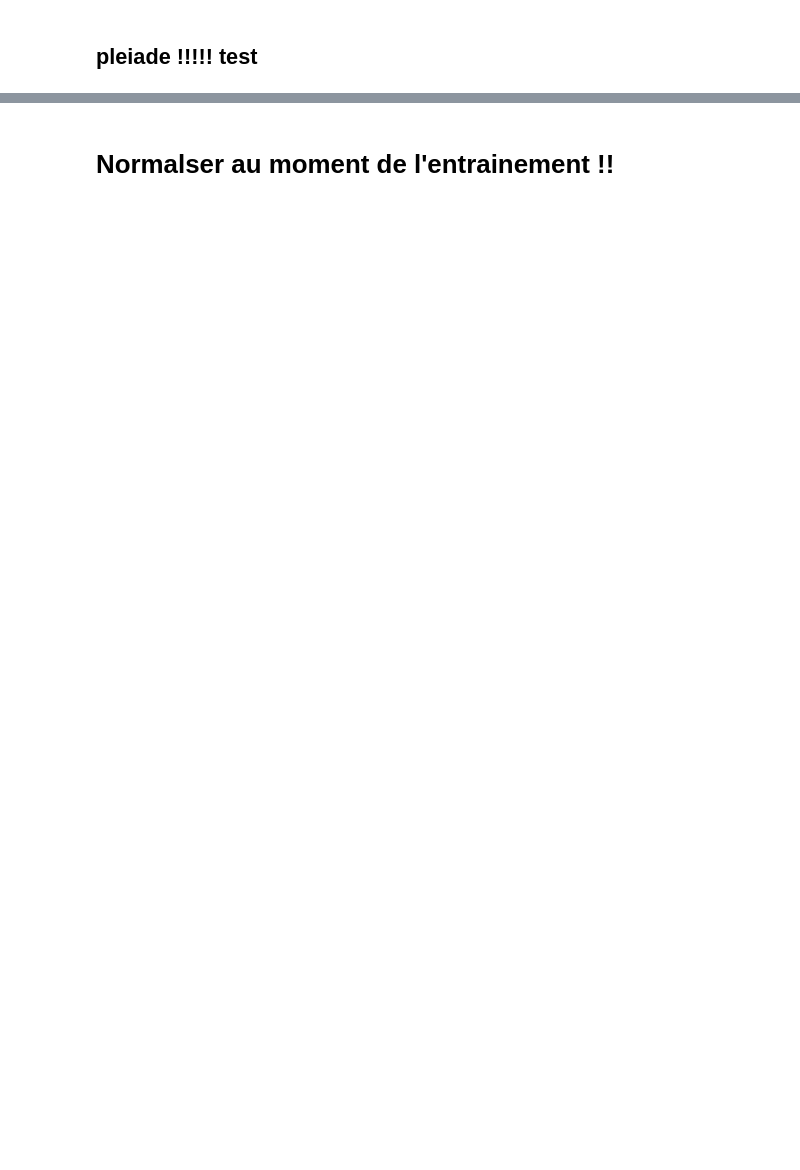
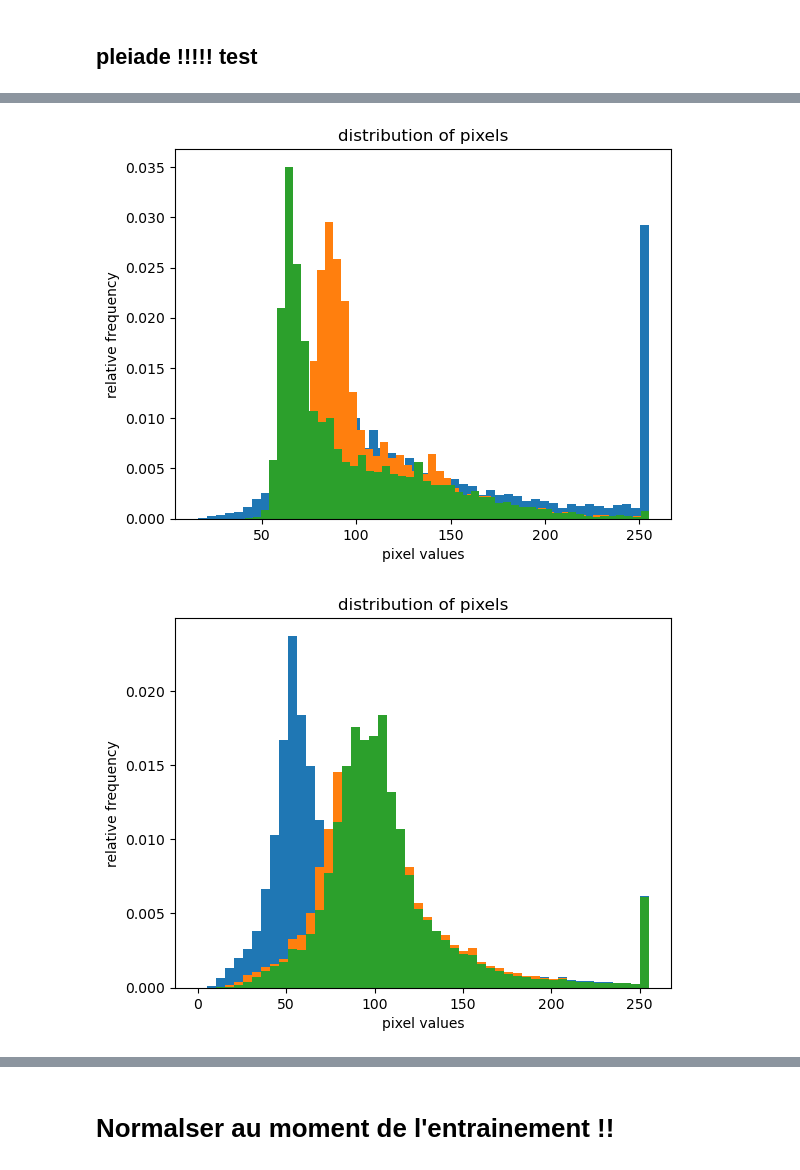
Before and after one commit to InseeFrLab/detection-habitat-spontane, a Jupyter notebook: notebooks/used_labelled_data.ipynb, the cells around one changed output, grey strips where cells are left out. Saved outputs shown, nothing was run; the diff lists cells and outputs as text; code cells hidden in the pictures; blank space fills up the shorter version.

```diff
--- a/notebooks/used_labelled_data.ipynb
+++ b/notebooks/used_labelled_data.ipynb
@@ -113,6 +133,9 @@ Polygones associés au bati
             idx = idx.tolist()
 
         with Image.open(self.image_paths[idx]) as img :
+
+            img_pour_mean = torch.tensor(np.array(img,dtype = float), dtype =torch.float).permute(2,0,1)
+            mean, std = img_pour_mean.mean([1,2]), img_pour_mean.std([1,2]) # moyenne sur toutes l'image avant patch sinon on a des cas dégénérés
 
             width, height = img.size
 
@@ -131,13 +154,22 @@ Polygones associés au bati
             img = img.convert("RGB")
             img_pil = img
 
+
+
         with Image.open(self.mask_paths[idx]) as masque :
             masque = masque.crop((left,top,right,bottom))
             masque = np.array(masque)
 
 
         masque = torch.tensor(masque,dtype = torch.long)
+
         img = torch.tensor(np.array(img,dtype = float), dtype =torch.float).permute(2,0,1)
+
+        #if any(std == 0):
+         #   mean = [0,0,0]
+          #  std = [1,1,1]
+
+        img = transforms.Normalize(mean, std)(img)
 
         ID = str(self.image_paths[idx])
 
@@ -146,8 +178,5 @@ Polygones associés au bati
     def __len__(self):
         return len(self.mask_paths)
 # %%
-all_dataset = CustomDataset(train_images_paths,train_masks_paths)
-one_element = next(iter(all_dataset))
-
-one_element["image"].shape
-#torch.max(one_element["masque"])
+train_dataset = CustomDataset(train_images_paths,train_masks_paths)
+valid_dataset = CustomDataset(valid_images_paths,valid_masks_paths)
@@ -375,0 +394,21 @@ TypeError: mean() received an invalid combination of arguments - got (Image, kee
+# %%
+plt.hist(np.array(img_init2)[:,:,0].ravel(),bins = 50, density = True)
+plt.hist(np.array(img_init)[:,:,1].ravel(),bins = 50, density = True)
+plt.hist(np.array(img_init)[:,:,2].ravel(),bins = 50, density = True)
+plt.xlabel("pixel values")
+plt.ylabel("relative frequency")
+plt.title("distribution of pixels")
+
+plt.show()
+
+plt.hist(np.array(im_pleiade)[:,:,0].ravel(),bins = 50, density = True)
+plt.hist(np.array(im_pleiade)[:,:,1].ravel(),bins = 50, density = True)
+plt.hist(np.array(im_pleiade)[:,:,2].ravel(),bins = 50, density = True)
+plt.xlabel("pixel values")
+plt.ylabel("relative frequency")
+plt.title("distribution of pixels")
+
+plt.show()
+# %% [output]
+[figure, added]
+[figure, added]
```
Also changed, not shown: parts of 20 cells of this notebook.
